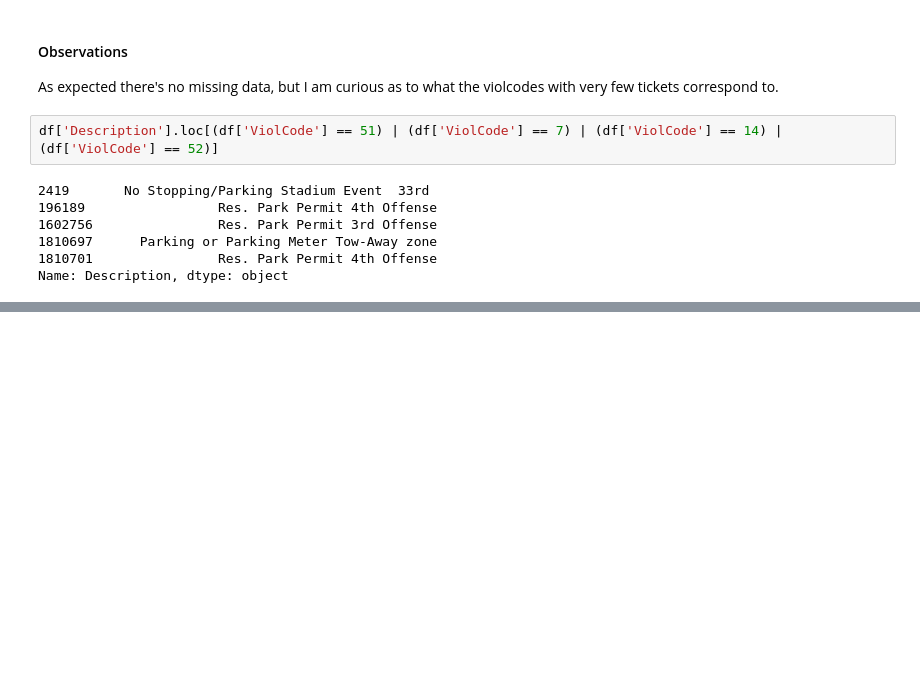
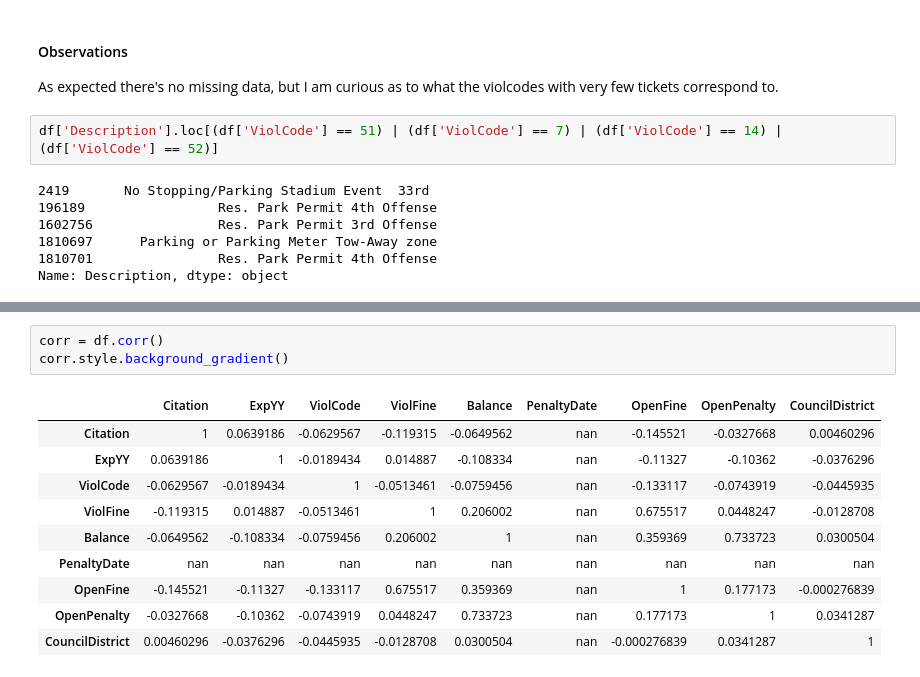
Before and after one commit to RobRoseKnows/umbc-cs-projects, a Jupyter notebook: umbc-cs491-data-science/hw/hw1/hw1.ipynb, the cells around one changed output, grey strips where cells are left out. Saved outputs shown, nothing was run; the diff lists cells and outputs as text; blank space fills up the shorter version.

```diff
--- a/umbc-cs491-data-science/hw/hw1/hw1.ipynb
+++ b/umbc-cs491-data-science/hw/hw1/hw1.ipynb
@@ -162,0 +307,14 @@ Alright, it looks like they correspond to a few different tickets that have happ
+# %%
+corr = df.corr()
+corr.style.background_gradient()
+# %% [output]
+|  | Citation | ExpYY | ViolCode | ViolFine | Balance | PenaltyDate | OpenFine | OpenPenalty | CouncilDistrict |
+| Citation | 1 | 0.0639186 | -0.0629567 | -0.119315 | -0.0649562 | nan | -0.145521 | -0.0327668 | 0.00460296 |
+| ExpYY | 0.0639186 | 1 | -0.0189434 | 0.014887 | -0.108334 | nan | -0.11327 | -0.10362 | -0.0376296 |
+| ViolCode | -0.0629567 | -0.0189434 | 1 | -0.0513461 | -0.0759456 | nan | -0.133117 | -0.0743919 | -0.0445935 |
+| ViolFine | -0.119315 | 0.014887 | -0.0513461 | 1 | 0.206002 | nan | 0.675517 | 0.0448247 | -0.0128708 |
+| Balance | -0.0649562 | -0.108334 | -0.0759456 | 0.206002 | 1 | nan | 0.359369 | 0.733723 | 0.0300504 |
+| PenaltyDate | nan | nan | nan | nan | nan | nan | nan | nan | nan |
+| OpenFine | -0.145521 | -0.11327 | -0.133117 | 0.675517 | 0.359369 | nan | 1 | 0.177173 | -0.000276839 |
+| OpenPenalty | -0.0327668 | -0.10362 | -0.0743919 | 0.0448247 | 0.733723 | nan | 0.177173 | 1 | 0.0341287 |
+| CouncilDistrict | 0.00460296 | -0.0376296 | -0.0445935 | -0.0128708 | 0.0300504 | nan | -0.000276839 | 0.0341287 | 1 |
```
Also changed, not shown: parts of 25 cells of this notebook.
